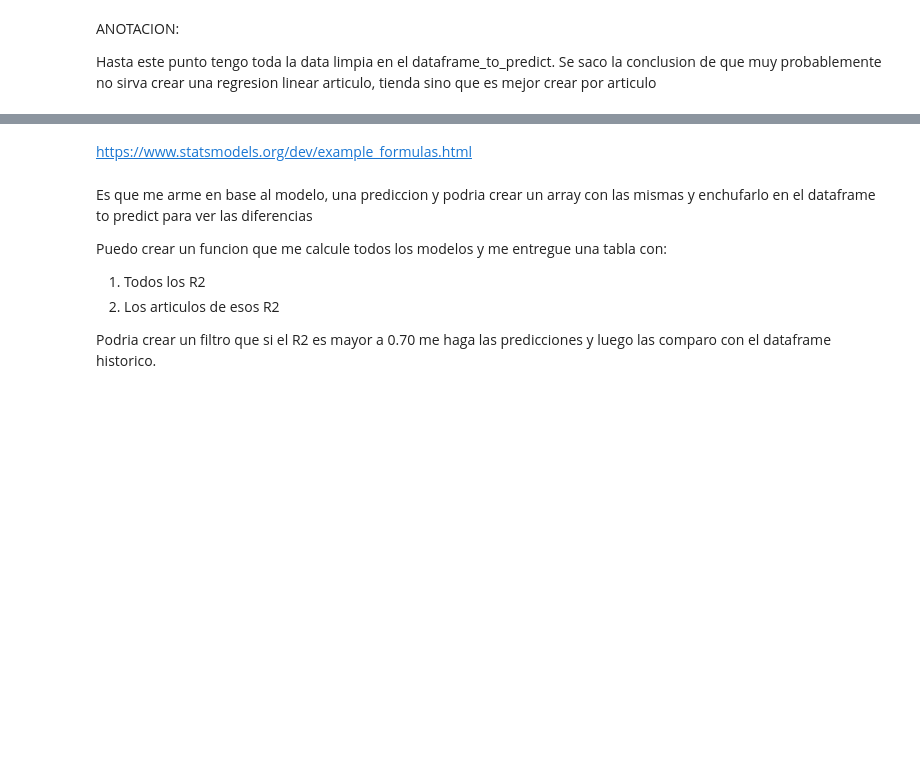
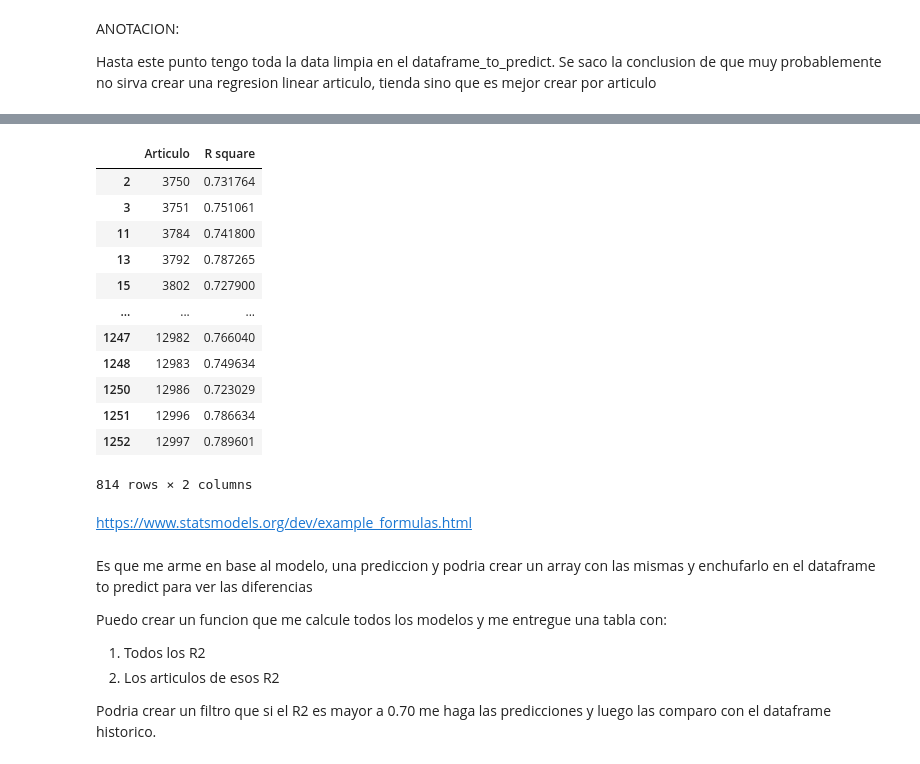
Before and after one commit to ivanachen1/LinearRegression, a Jupyter notebook: Linear_Reggresion_AutoIndustries.ipynb, the cells around one changed output, grey strips where cells are left out. Cells and saved outputs as stored; diff of their text form; code cells hidden in the pictures; blank space fills up the shorter version.

```diff
--- a/Linear_Reggresion_AutoIndustries.ipynb
+++ b/Linear_Reggresion_AutoIndustries.ipynb
@@ -209,3 +382,20 @@ print("La cantidad de articulos con R2 mayor a 0.70 es",R2_more_70)
+# %%
+data = data[data["R square"] > 0.70]
+data
+# %% [output]
+|  | Articulo | R square |
+| 2 | 3750 | 0.731764 |
+| 3 | 3751 | 0.751061 |
+| 11 | 3784 | 0.741800 |
+| 13 | 3792 | 0.787265 |
+| 15 | 3802 | 0.727900 |
+| ... | ... | ... |
+| 1247 | 12982 | 0.766040 |
+| 1248 | 12983 | 0.749634 |
+| 1250 | 12986 | 0.723029 |
+| 1251 | 12996 | 0.786634 |
+| 1252 | 12997 | 0.789601 |
+814 rows × 2 columns
 # %% [markdown]
 https://www.statsmodels.org/dev/example_formulas.html
 # %% [markdown]
```
Also changed, not shown: parts of 23 cells of this notebook.
